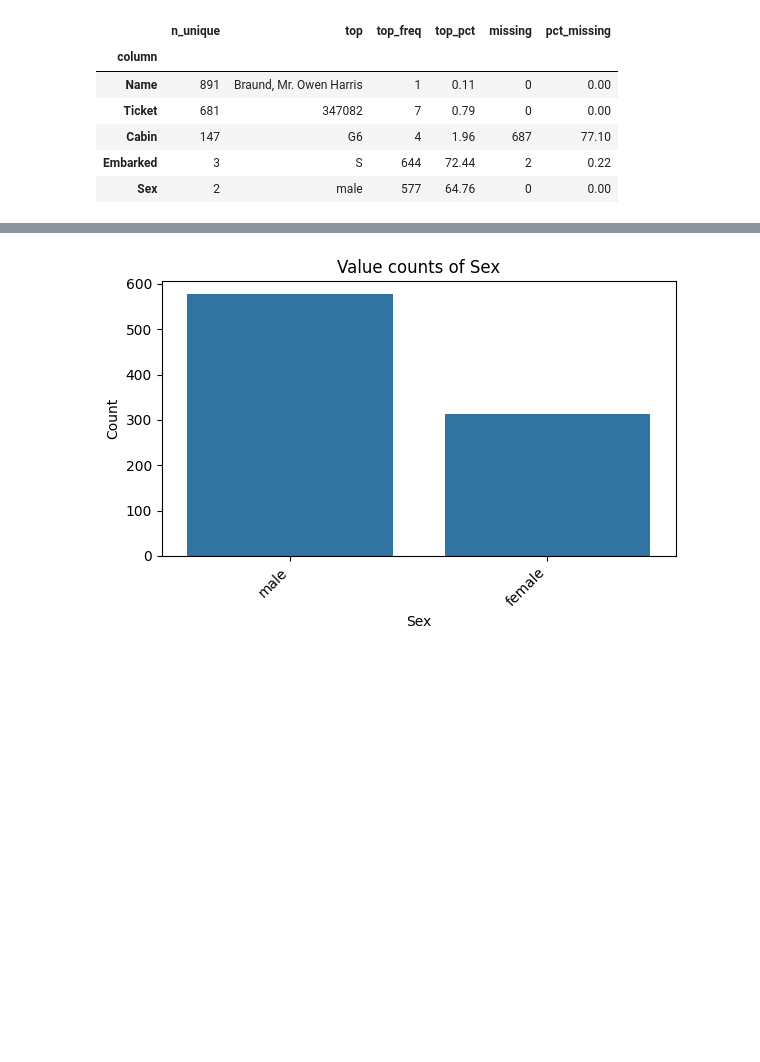
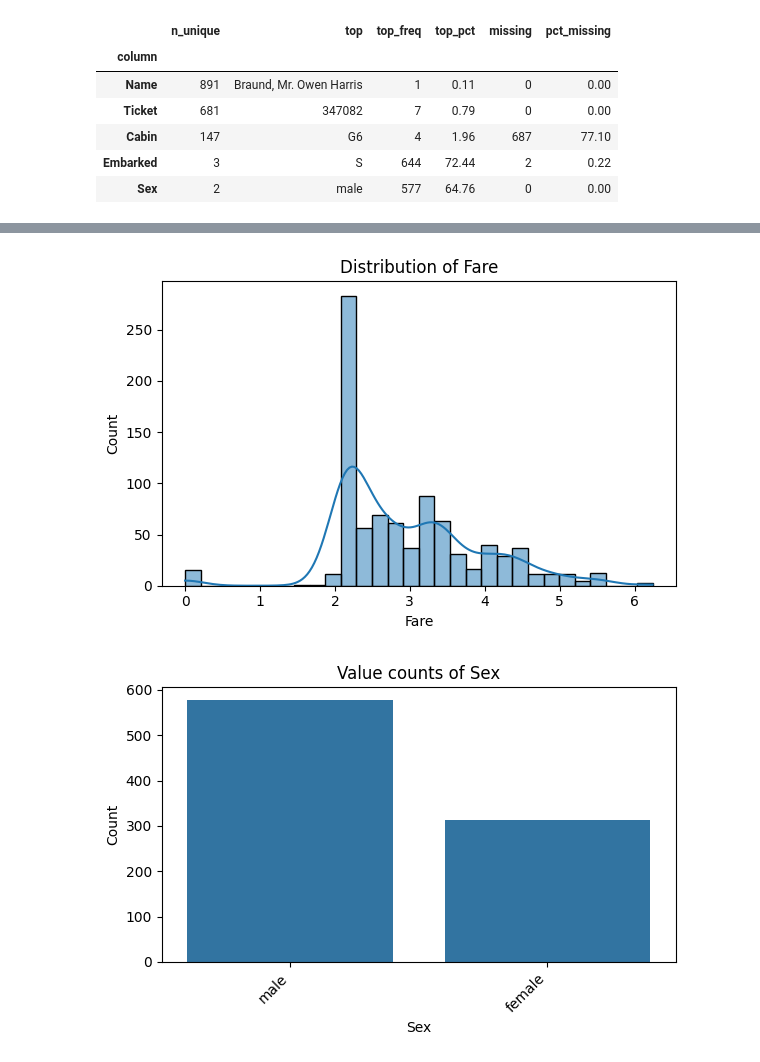
Before and after one commit to BareninVitalya/kaggle-titanic, a Jupyter notebook: notebooks/eda.ipynb, the cells around one changed output, grey strips where cells are left out. Cells and saved outputs as stored; diff of their text form; code cells hidden in the pictures; blank space fills up the shorter version.

```diff
--- a/notebooks/eda.ipynb
+++ b/notebooks/eda.ipynb
@@ -193,3 +186,7 @@ dp.plot_distribution("Age")        # гистограмма + KDE
+# %%
+dp.plot_distribution("Fare")
+# %% [output]
+[figure, added]
 # %%
 dp.plot_distribution("Sex")        # countplot
 # %% [output]
```
Also changed, not shown: parts of 16 cells of this notebook, 12 other files.
